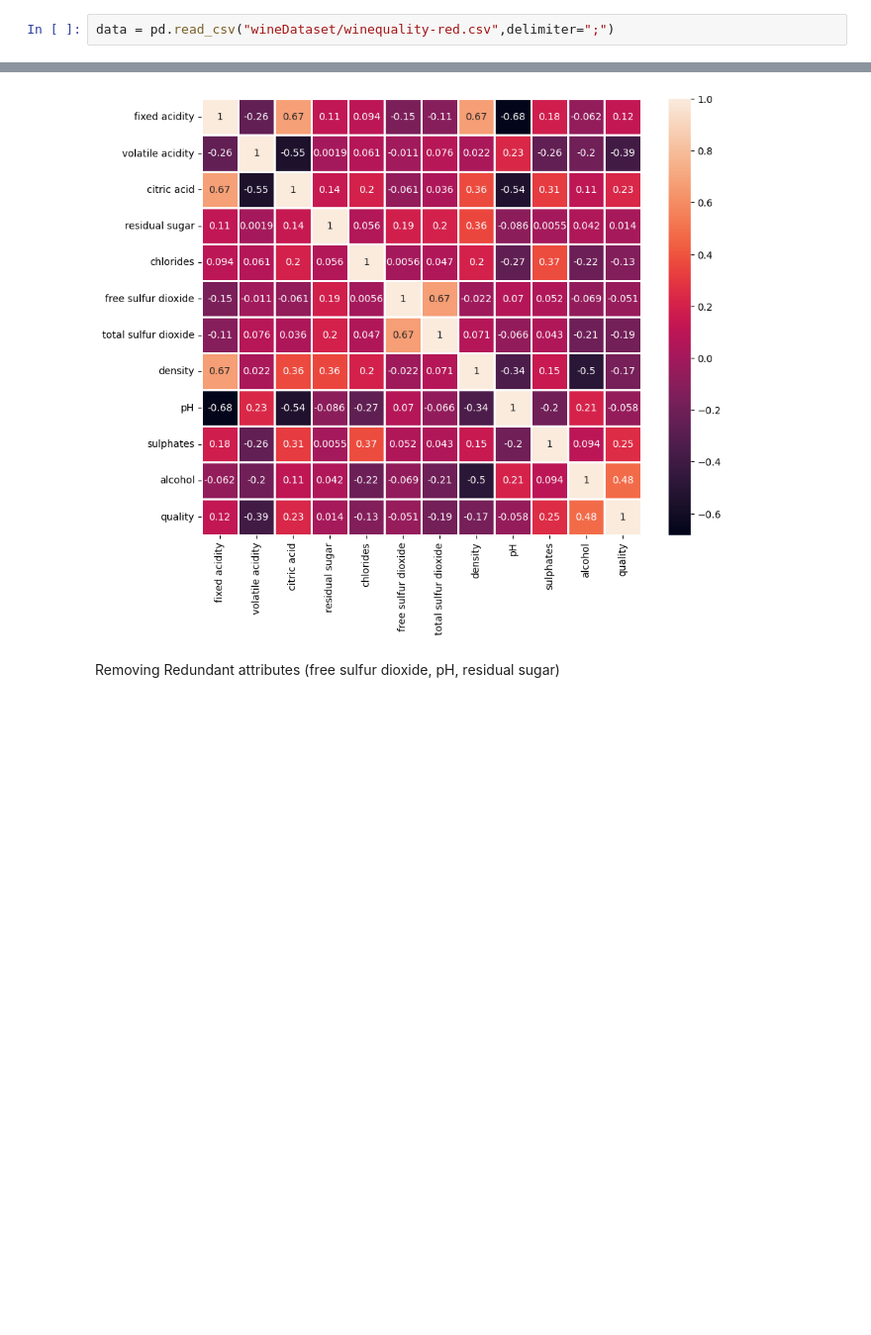
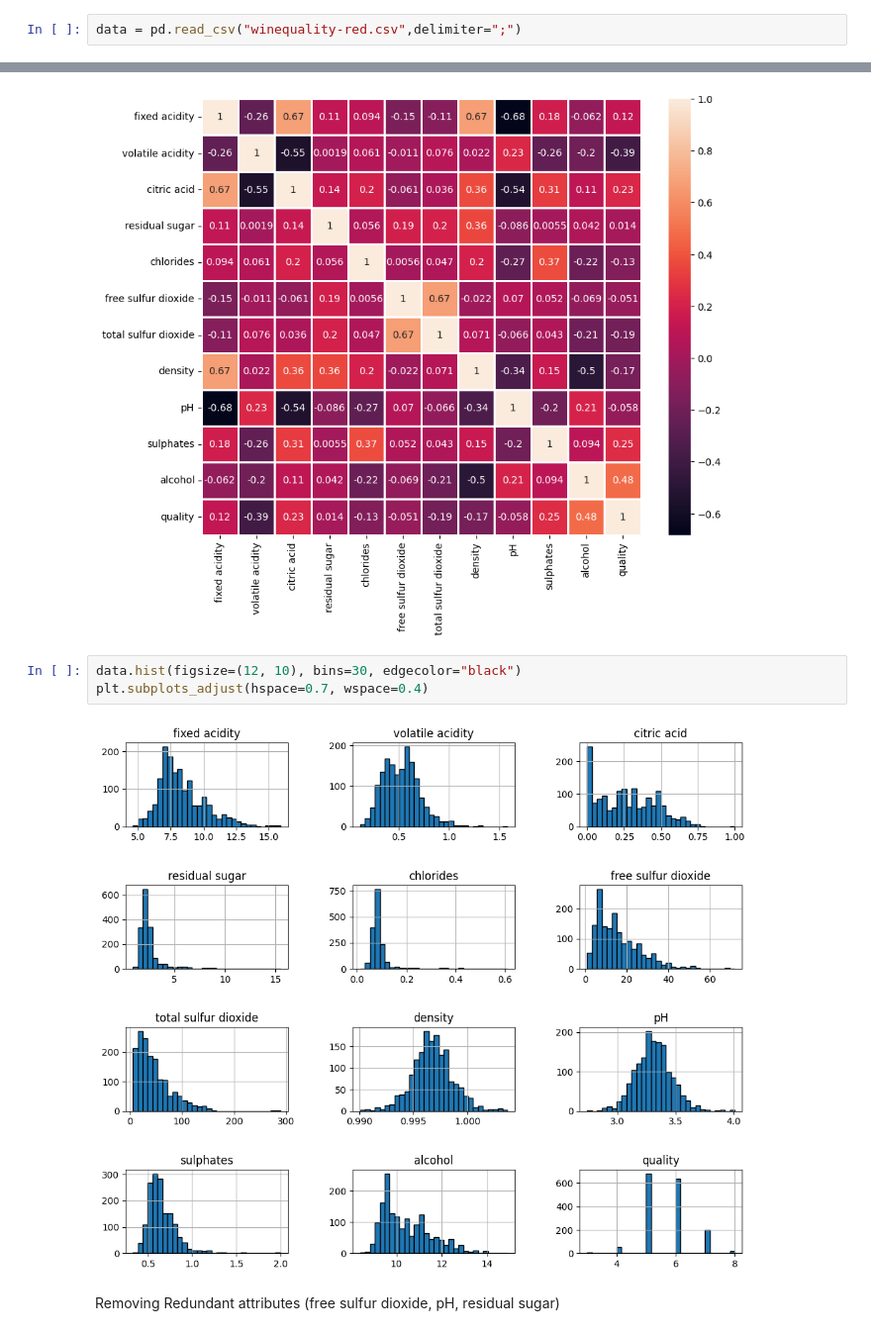
Before and after one commit to anthea97/GradientDescent, a Jupyter notebook: wine.ipynb, the cells around one changed output, grey strips where cells are left out. Shown: that part at 99% size. Saved outputs shown, nothing was run; the diff lists cells and outputs as text; blank space fills up the shorter version.

Commit message:
Included Readme and created histograms of variable

```diff
--- a/wine.ipynb
+++ b/wine.ipynb
@@ -14,7 +14,7 @@ import matplotlib.pyplot as plt
 # %% [markdown]
 Loading the dataset
 # %%
-data = pd.read_csv("wineDataset/winequality-red.csv",delimiter=";")
+data = pd.read_csv("winequality-red.csv",delimiter=";")
 # %% [markdown]
 Finding correlation between attributes
 # %%
@@ -40,6 +40,11 @@ fig = plt.subplots(figsize=(10,8))
 ax = sns.heatmap(data.corr(), annot=True, linewidths=2)
 # %% [output]
 [figure]
+# %%
+data.hist(figsize=(12, 10), bins=30, edgecolor="black")
+plt.subplots_adjust(hspace=0.7, wspace=0.4)
+# %% [output]
+[figure, added]
 # %% [markdown]
 Removing Redundant attributes (free sulfur dioxide, pH, residual sugar)
 # %%
```
Also changed, not shown: 3 other files.
